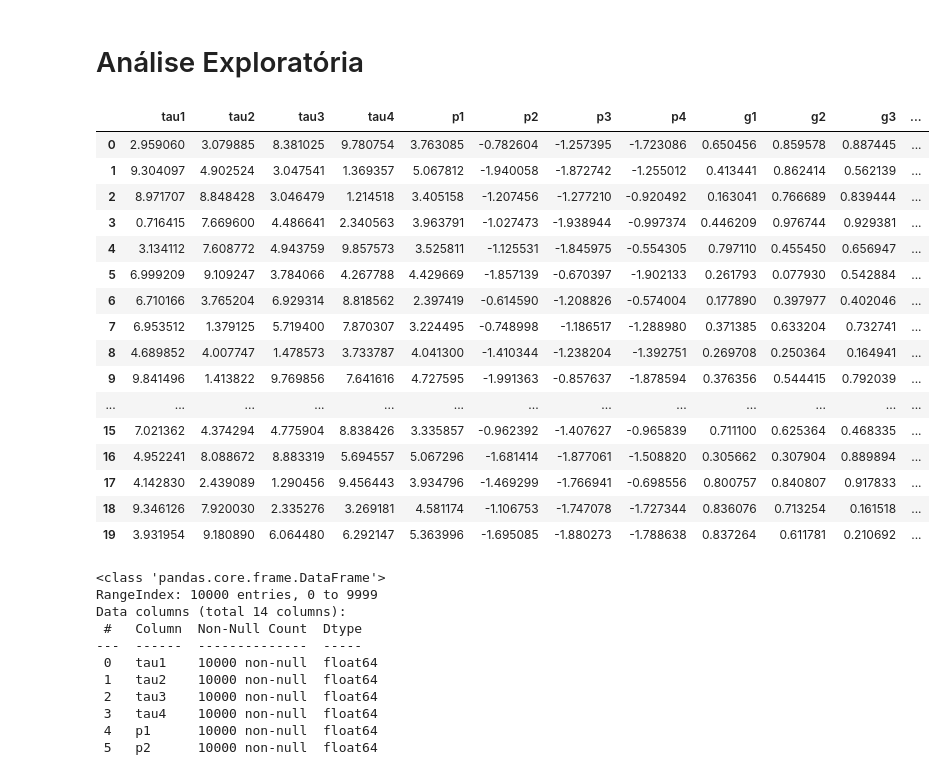
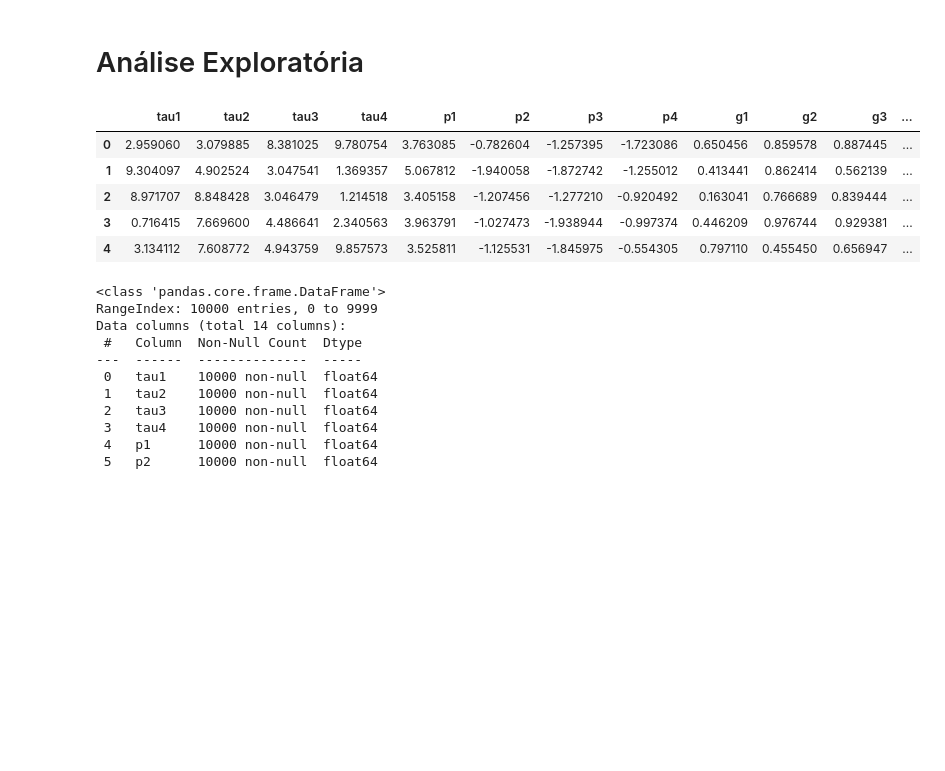
Before and after one commit to prof-atritiack/1CC-MLAM-regressao-linear-CP2-2sem, a Jupyter notebook: Exemplo_Aula_07_1CCPK.ipynb, the cells around one changed output. Drawn from its saved outputs; the diff is of its cells as text; code cells hidden in the pictures; blank space fills up the shorter version.

```diff
--- a/Exemplo_Aula_07_1CCPK.ipynb
+++ b/Exemplo_Aula_07_1CCPK.ipynb
@@ -27,25 +34,14 @@ dados = pd.read_csv('https://raw.githubusercontent.com/prof-atritiack/1CC-SERS-C
 # %% [markdown]
 # Análise Exploratória
 # %%
-dados.head(20)
+dados.head()
 # %% [output]
 |  | tau1 | tau2 | tau3 | tau4 | p1 | p2 | p3 | p4 | g1 | g2 | g3 | ... |
 | 0 | 2.959060 | 3.079885 | 8.381025 | 9.780754 | 3.763085 | -0.782604 | -1.257395 | -1.723086 | 0.650456 | 0.859578 | 0.887445 | ... |
 | 1 | 9.304097 | 4.902524 | 3.047541 | 1.369357 | 5.067812 | -1.940058 | -1.872742 | -1.255012 | 0.413441 | 0.862414 | 0.562139 | ... |
 | 2 | 8.971707 | 8.848428 | 3.046479 | 1.214518 | 3.405158 | -1.207456 | -1.277210 | -0.920492 | 0.163041 | 0.766689 | 0.839444 | ... |
 | 3 | 0.716415 | 7.669600 | 4.486641 | 2.340563 | 3.963791 | -1.027473 | -1.938944 | -0.997374 | 0.446209 | 0.976744 | 0.929381 | ... |
 | 4 | 3.134112 | 7.608772 | 4.943759 | 9.857573 | 3.525811 | -1.125531 | -1.845975 | -0.554305 | 0.797110 | 0.455450 | 0.656947 | ... |
-| 5 | 6.999209 | 9.109247 | 3.784066 | 4.267788 | 4.429669 | -1.857139 | -0.670397 | -1.902133 | 0.261793 | 0.077930 | 0.542884 | ... |
-| 6 | 6.710166 | 3.765204 | 6.929314 | 8.818562 | 2.397419 | -0.614590 | -1.208826 | -0.574004 | 0.177890 | 0.397977 | 0.402046 | ... |
-| 7 | 6.953512 | 1.379125 | 5.719400 | 7.870307 | 3.224495 | -0.748998 | -1.186517 | -1.288980 | 0.371385 | 0.633204 | 0.732741 | ... |
-| 8 | 4.689852 | 4.007747 | 1.478573 | 3.733787 | 4.041300 | -1.410344 | -1.238204 | -1.392751 | 0.269708 | 0.250364 | 0.164941 | ... |
-| 9 | 9.841496 | 1.413822 | 9.769856 | 7.641616 | 4.727595 | -1.991363 | -0.857637 | -1.878594 | 0.376356 | 0.544415 | 0.792039 | ... |
-| ... | ... | ... | ... | ... | ... | ... | ... | ... | ... | ... | ... | ... |
-| 15 | 7.021362 | 4.374294 | 4.775904 | 8.838426 | 3.335857 | -0.962392 | -1.407627 | -0.965839 | 0.711100 | 0.625364 | 0.468335 | ... |
-| 16 | 4.952241 | 8.088672 | 8.883319 | 5.694557 | 5.067296 | -1.681414 | -1.877061 | -1.508820 | 0.305662 | 0.307904 | 0.889894 | ... |
-| 17 | 4.142830 | 2.439089 | 1.290456 | 9.456443 | 3.934796 | -1.469299 | -1.766941 | -0.698556 | 0.800757 | 0.840807 | 0.917833 | ... |
-| 18 | 9.346126 | 7.920030 | 2.335276 | 3.269181 | 4.581174 | -1.106753 | -1.747078 | -1.727344 | 0.836076 | 0.713254 | 0.161518 | ... |
-| 19 | 3.931954 | 9.180890 | 6.064480 | 6.292147 | 5.363996 | -1.695085 | -1.880273 | -1.788638 | 0.837264 | 0.611781 | 0.210692 | ... |
 # %%
 dados.info()
 # %% [output]
```
Also changed, not shown: parts of 25 cells of this notebook.
